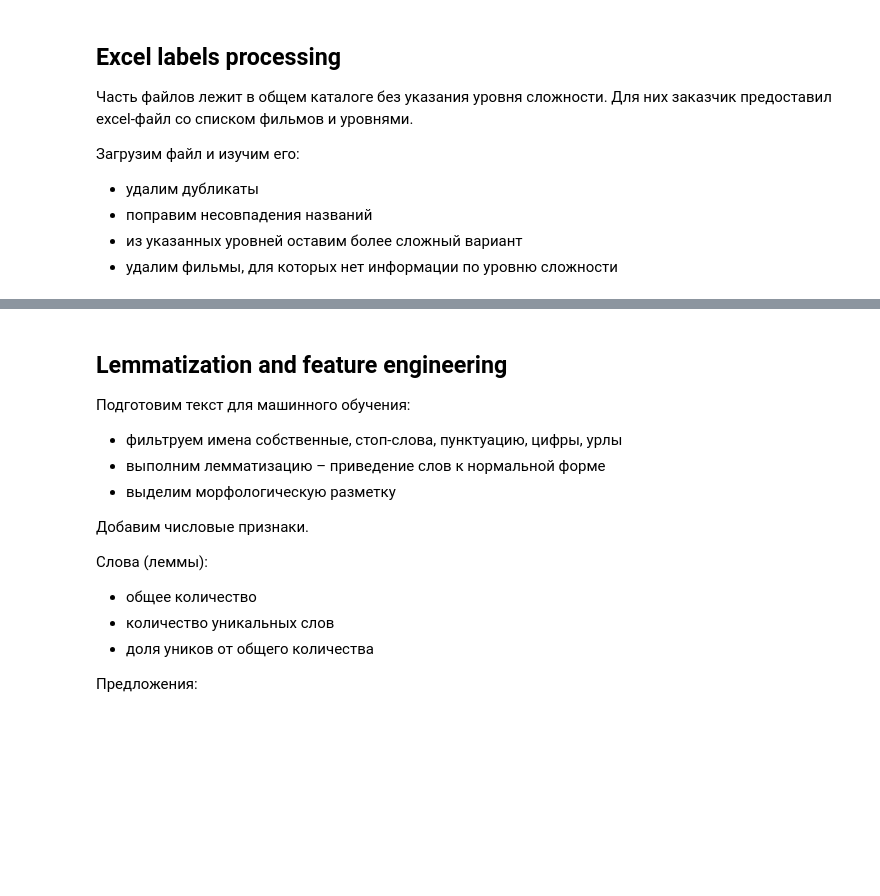
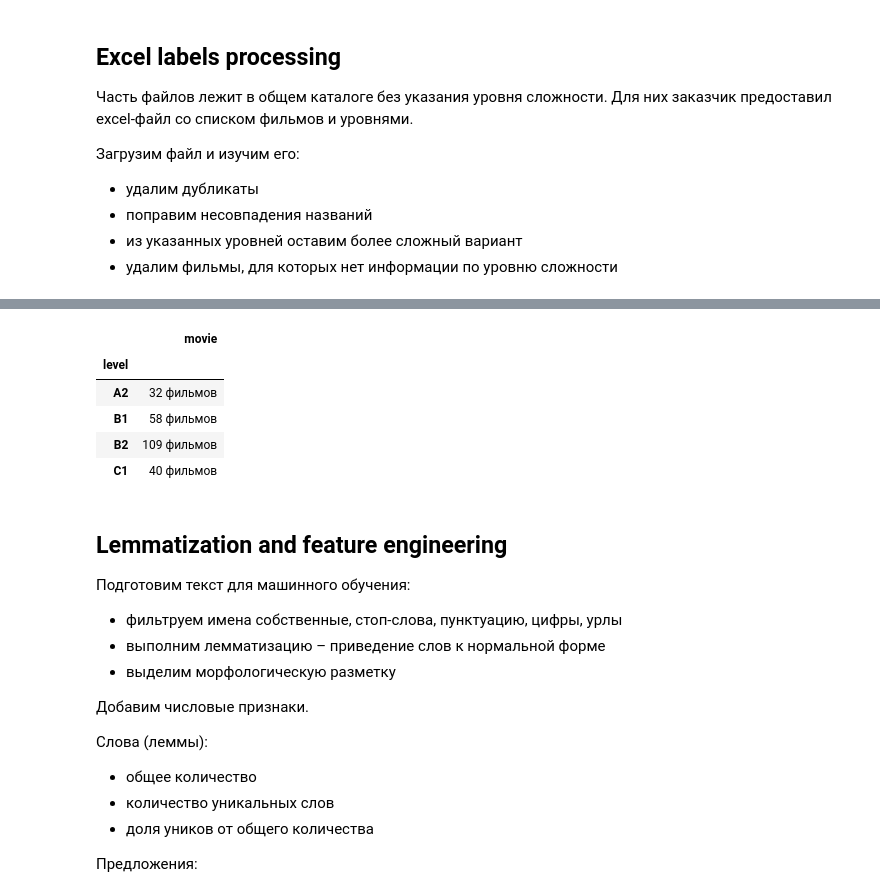
Before and after one commit to artefucktor/english_level, a Jupyter notebook: movies_english_level.ipynb, the cells around one changed output, grey strips where cells are left out. Cells and saved outputs as stored; diff of their text form; code cells hidden in the pictures; blank space fills up the shorter version.

```diff
--- a/movies_english_level.ipynb
+++ b/movies_english_level.ipynb
@@ -278,18 +324,25 @@ movie_labels.head()
 # %%
 # correct some mistakes in movies names
 movie_labels.movie = movie_labels.movie.str.replace('.srt', '', regex=False)
 movie_labels.loc[movie_labels.movie == 'Up (2009)', 'movie'] = 'Up(2009)'
 movie_labels.loc[movie_labels.movie == 'The Grinch', 'movie'] = 'The.Grinch'
 
 # удалим из level лишние символы, разделители оставим пробел
 # из мультиуровней выберем наибольший
 movie_labels.level = movie_labels.level \
                                  .str.replace(',', '', regex=False) \
                                  .str.replace('+', '', regex=False) \
                                  .str.replace('/', ' ', regex=False) \
                                  .str.split().transform(lambda x: max(x))
 
-movie_labels.groupby('level').count().style.format({'movie':'{:.0f} фильмов'})
+movie_labels.groupby('level').count().sort_index().style.format({'movie':'{:.0f} фильмов'})
+# %% [output]
+|  | movie |
+| level |  |
+| A2 | 32 фильмов |
+| B1 | 58 фильмов |
+| B2 | 109 фильмов |
+| C1 | 40 фильмов |
 # %%
 # excel processing
 for row in movie_labels.itertuples():
```
Also changed, not shown: parts of 6 cells of this notebook.
